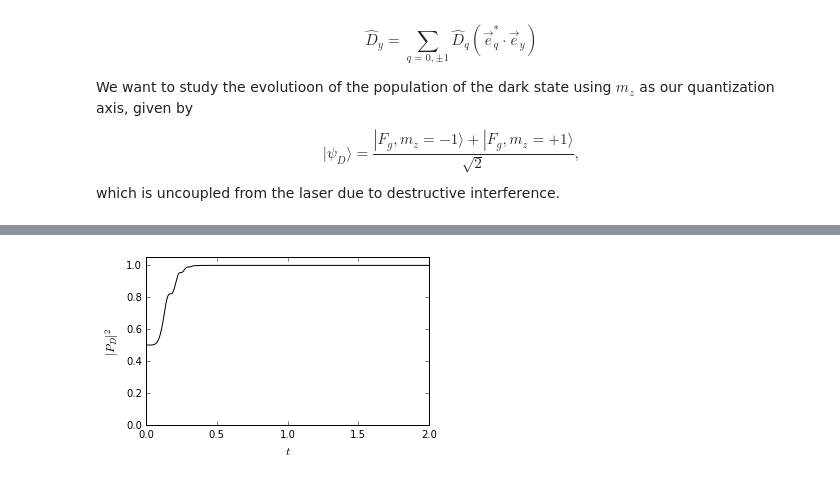
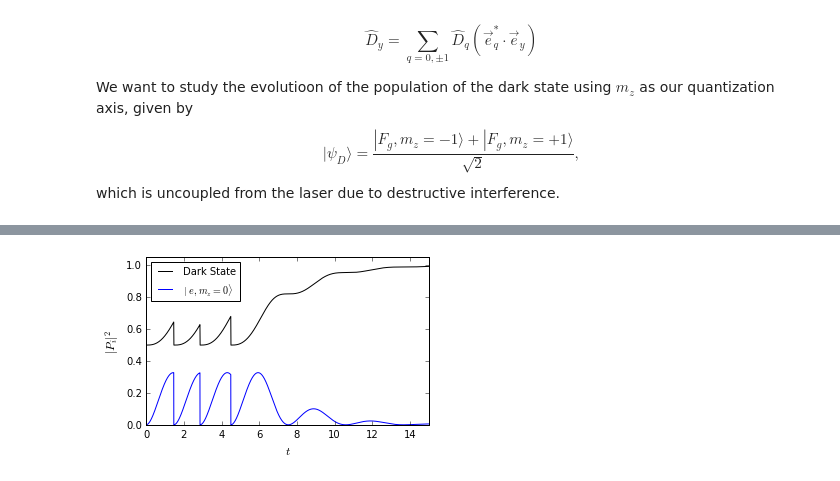
Before and after one commit to JoaquinMing/QMTrajectories, a Jupyter notebook: 2017_04_03-QMTrajectory-CPT-MultichannelDecay.ipynb, the cells around one changed output, grey strips where cells are left out. Cells and saved outputs as stored; diff of their text form; code cells hidden in the pictures.

```diff
--- a/2017_04_03-QMTrajectory-CPT-MultichannelDecay.ipynb
+++ b/2017_04_03-QMTrajectory-CPT-MultichannelDecay.ipynb
@@ -44,7 +44,7 @@ Gamma=1;
 Omega = 3;#units of Gamma
 dt = 0.005; #time step
 # %%
-tarray = np.arange(0,10,dt)
+tarray = np.arange(0,15,dt)
 # %%
 #Jump Operators
 D0=np.zeros((6,6),dtype=np.complex)
@@ -96,4 +99,6 @@ dp=np.linalg.norm(wf)**2
 # %%
 wfarray=[];
 dparray=[];
+# %%
+t0=0;
 # %%
@@ -184,18 +167,18 @@ pD=np.zeros(len(wfarray));#Dark state overlap
 pE=np.zeros(len(wfarray));#Excited State mz = 0 overlap
 wfa=np.array(wfarray);
 for i in range(0,len(wfarray)):
-    pD[i]=np.absolute(np.dot(psiDark.T,wfarray[i]))[0,0]**2
-    pE[i]=np.absolute(np.dot(psiup.T,wfarray[i]))[0,0]**2
+    pD[i]=np.absolute(np.dot(np.conj(psiDark).T,wfarray[i]))[0,0]**2
+    pE[i]=np.absolute(np.dot(np.conj(psiup).T,wfarray[i]))[0,0]**2
 # %%
-fig = plt.figure(figsize = (1.5*3.38,1.5*2))
-ax = fig.add_subplot(111)
-ax.plot(list(tarray[0:len(pD)]),pD,color='k',label='Jumps')
-#ax.plot(list(tarray[0:len(pD)]),pE,color='b',label='Jumps')
-ax.set_xlim([0,2])
-ax.set_ylim([0,1.05])
-ax.set_xlabel(r'$t$',fontsize=12)
-ax.set_ylabel(r'$|P_D|^2$',fontsize=12)
-#ax.legend(loc='lower right',ncol=2,title=r'',fontsize=10)
+fig2 = plt.figure(figsize = (1.5*3.38,1.5*2))
+ax2 = fig2.add_subplot(111)
+ax2.plot(list(tarray[0:len(pD)]),pD,color='k',label='Dark State')
+ax2.plot(list(tarray[0:len(pD)]),pE,color='b',label=r'$|$ $e,m_z=0\rangle$')
+ax2.set_xlim([0,15])
+ax2.set_ylim([0,1.05])
+ax2.set_xlabel(r'$t$',fontsize=12)
+ax2.set_ylabel(r'$|P_i|^2$',fontsize=12)
+ax2.legend(loc='best',title=r'',fontsize=10)
 plt.show()
 # %% [output]
-[figure, old version]
+[figure, new version]
```
Also changed, not shown: parts of 21 cells of this notebook.
